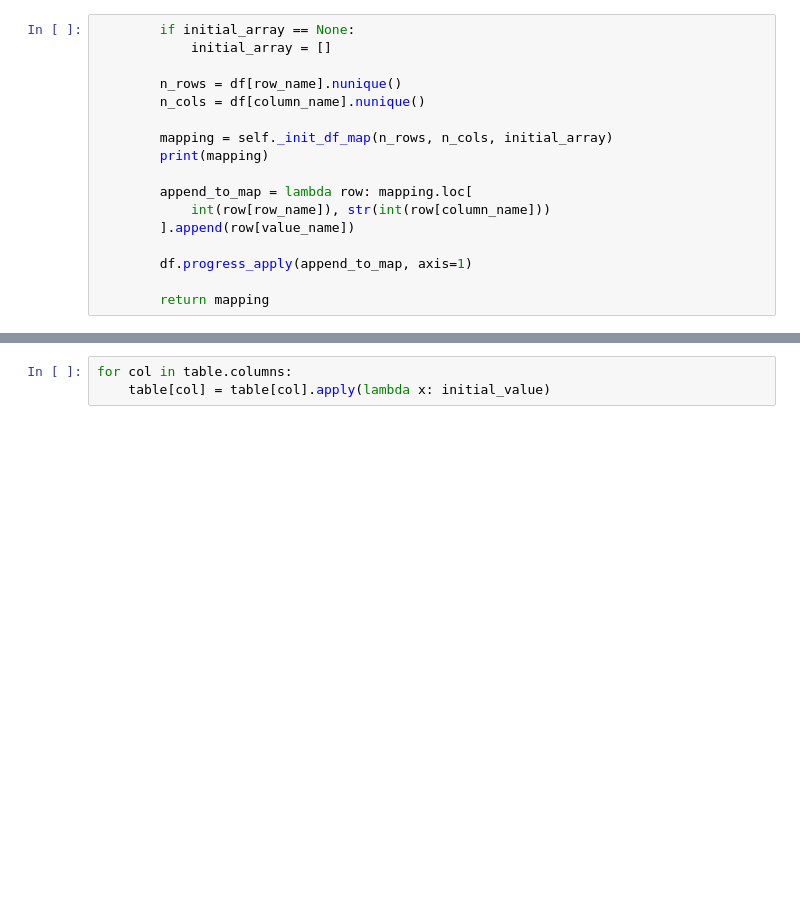
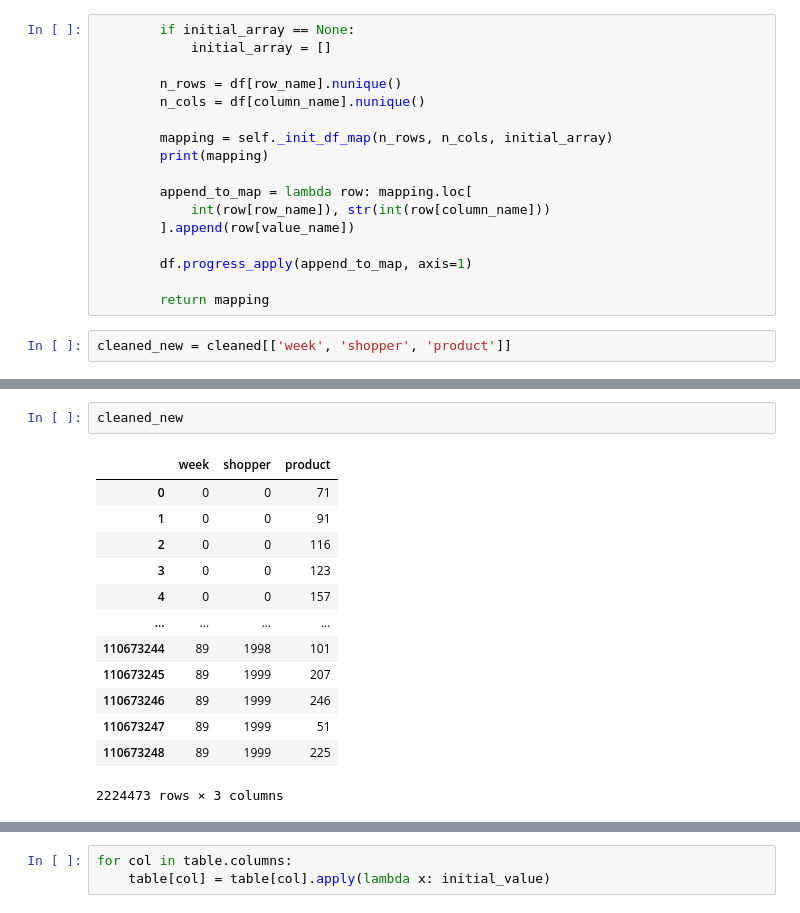
Before and after one commit to leonhagel/mlim-g2, a Jupyter notebook: code/Refactoring.ipynb, the cells around one changed output, grey strips where cells are left out. Drawn from its saved outputs; the diff is of its cells as text; blank space fills up the shorter version.

```diff
--- a/code/Refactoring.ipynb
+++ b/code/Refactoring.ipynb
@@ -73,6 +73,8 @@ soso = pd.DataFrame({(column): [1,2,3,4,5,6] for column in columns})
         df.progress_apply(append_to_map, axis=1)
 
         return mapping
+# %%
+cleaned_new = cleaned[['week', 'shopper', 'product']]
 # %%
 # _get_mapping
 def get_mapping(
@@ -106,0 +132,16 @@ pivot = get_mapping(**map_config)
+# %%
+cleaned_new
+# %% [output]
+|  | week | shopper | product |
+| 0 | 0 | 0 | 71 |
+| 1 | 0 | 0 | 91 |
+| 2 | 0 | 0 | 116 |
+| 3 | 0 | 0 | 123 |
+| 4 | 0 | 0 | 157 |
+| ... | ... | ... | ... |
+| 110673244 | 89 | 1998 | 101 |
+| 110673245 | 89 | 1999 | 207 |
+| 110673246 | 89 | 1999 | 246 |
+| 110673247 | 89 | 1999 | 51 |
+| 110673248 | 89 | 1999 | 225 |
+2224473 rows × 3 columns
```
Also changed, not shown: parts of 12 cells of this notebook.
